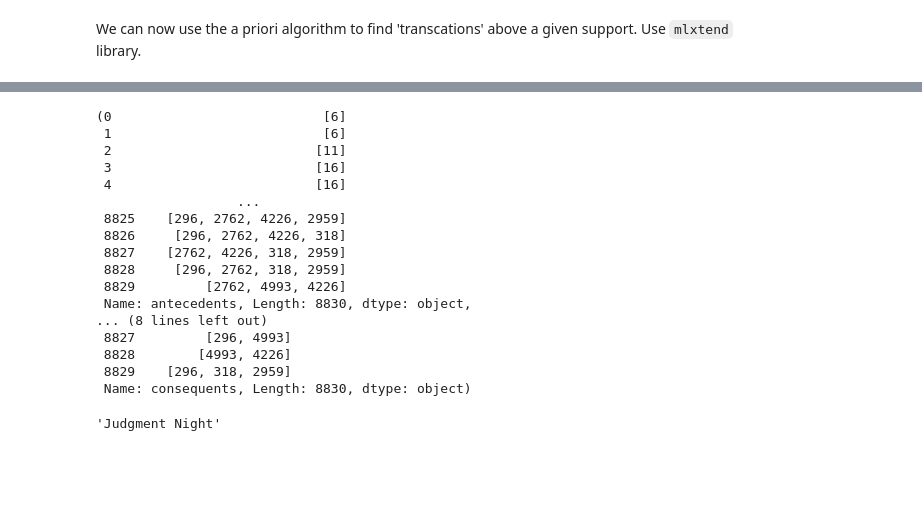
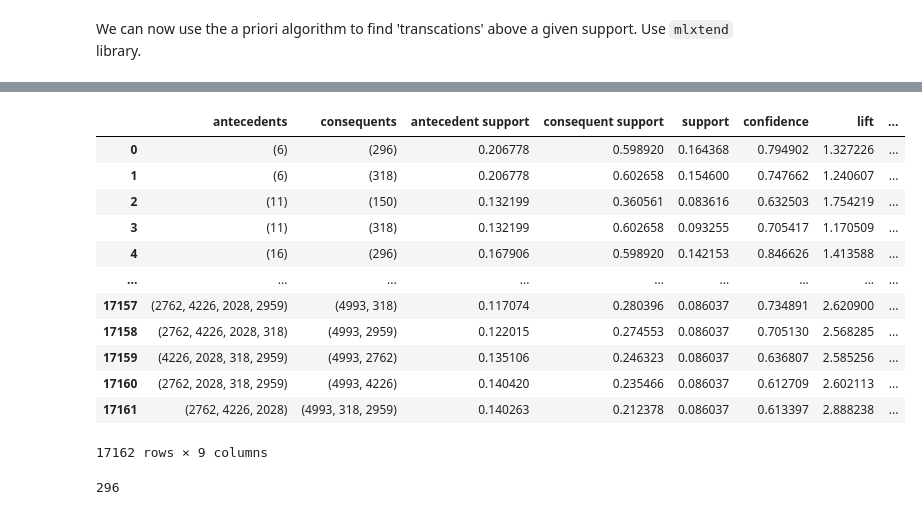
Before and after one commit to manganas/ComputationalToolsForDataScience, a Jupyter notebook: ima/movies_a_priori.ipynb, the cells around one changed output, grey strips where cells are left out. Drawn from its saved outputs; the diff is of its cells as text; code cells hidden in the pictures; blank space fills up the shorter version.

Commit message:
modified apriori

```diff
--- a/ima/movies_a_priori.ipynb
+++ b/ima/movies_a_priori.ipynb
@@ -131,5 +118,8 @@ baskets_df
 # %% [markdown]
 We can now use the a priori algorithm to find 'transcations' above a given support. Use `mlxtend` library.
+# %%
+basketes_list_str = baskets_df.baskets.to_list()
+baskets = [ frozen_set_to_list(basketes_list_str[i]) for i in range(len(baskets_df)) if len(basketes_list_str[i])>2 ]
 # %%
 te = TransactionEncoder()
 te_ary = te.fit_transform(baskets)
@@ -153,7 +143,11 @@ df_one_hot
 # %%
-min_support = 0.09 # Not lower unless you have 64G ram and linux, or filter out more movies, using higher percentile for counts_perc
+min_support = 0.08
+nm = str(min_support).replace('.', '_')
 
-
-frq_items = apriori(df_one_hot, min_support = min_support, use_colnames = True)
-frq_items['length'] = frq_items['itemsets'].apply(lambda x: len(x))
-frq_items
+try:
+    frq_items = pd.read_csv(f"freq_items_{nm}.csv")
+except FileNotFoundError as e:
+    print(e)
+    frq_items = apriori(df_one_hot, min_support = min_support, use_colnames = True)
+    frq_items['length'] = frq_items['itemsets'].apply(lambda x: len(x))
+    frq_items.to_csv(f'freq_items_{nm}.csv', index=0)
@@ -162,3 +170,6 @@ MemoryError: Unable to allocate 611. MiB for an array with shape (69837, 9180) a
 # %%
-a = association_rules(frq_items, metric="confidence", min_threshold=0.6)
-a
+try:
+    assoc_rules = pd.read_csv('association_rules.csv')
+except:
+    assoc_rules = association_rules(frq_items, metric="confidence", min_threshold=0.6)
+    assoc_rules.to_csv('association_rules.csv', index=False)
@@ -204,24 +184,21 @@ antecedents = antecedents.apply(lambda x: frozen_set_to_list(x))
-# %%
-antecedents, consequents
-# %% [output]
-(0                           [6]
- 1                           [6]
- 2                          [11]
- 3                          [16]
- 4                          [16]
-                  ...
- 8825    [296, 2762, 4226, 2959]
- 8826     [296, 2762, 4226, 318]
- 8827    [2762, 4226, 318, 2959]
- 8828     [296, 2762, 318, 2959]
- 8829         [2762, 4993, 4226]
- Name: antecedents, Length: 8830, dtype: object,
-... (8 lines left out)
- 8827         [296, 4993]
- 8828        [4993, 4226]
- 8829    [296, 318, 2959]
- Name: consequents, Length: 8830, dtype: object)
-# %%
-movies_df.loc[movies_df.id==6].title.item()
-# %% [output]
-'Judgment Night'
+# %%
+assoc_rules
+# %% [output]
+|  | antecedents | consequents | antecedent support | consequent support | support | confidence | lift | ... |
+| 0 | (6) | (296) | 0.206778 | 0.598920 | 0.164368 | 0.794902 | 1.327226 | ... |
+| 1 | (6) | (318) | 0.206778 | 0.602658 | 0.154600 | 0.747662 | 1.240607 | ... |
+| 2 | (11) | (150) | 0.132199 | 0.360561 | 0.083616 | 0.632503 | 1.754219 | ... |
+| 3 | (11) | (318) | 0.132199 | 0.602658 | 0.093255 | 0.705417 | 1.170509 | ... |
+| 4 | (16) | (296) | 0.167906 | 0.598920 | 0.142153 | 0.846626 | 1.413588 | ... |
+| ... | ... | ... | ... | ... | ... | ... | ... | ... |
+| 17157 | (2762, 4226, 2028, 2959) | (4993, 318) | 0.117074 | 0.280396 | 0.086037 | 0.734891 | 2.620900 | ... |
+| 17158 | (2762, 4226, 2028, 318) | (4993, 2959) | 0.122015 | 0.274553 | 0.086037 | 0.705130 | 2.568285 | ... |
+| 17159 | (4226, 2028, 318, 2959) | (4993, 2762) | 0.135106 | 0.246323 | 0.086037 | 0.636807 | 2.585256 | ... |
+| 17160 | (2762, 2028, 318, 2959) | (4993, 4226) | 0.140420 | 0.235466 | 0.086037 | 0.612709 | 2.602113 | ... |
+| 17161 | (2762, 4226, 2028) | (4993, 318, 2959) | 0.140263 | 0.212378 | 0.086037 | 0.613397 | 2.888238 | ... |
+17162 rows × 9 columns
+# %%
+ax = assoc_rules['antecedents'][1500]
+list(ax)[0]
+# %% [output]
+296
```
Also changed, not shown: parts of 23 cells of this notebook.
